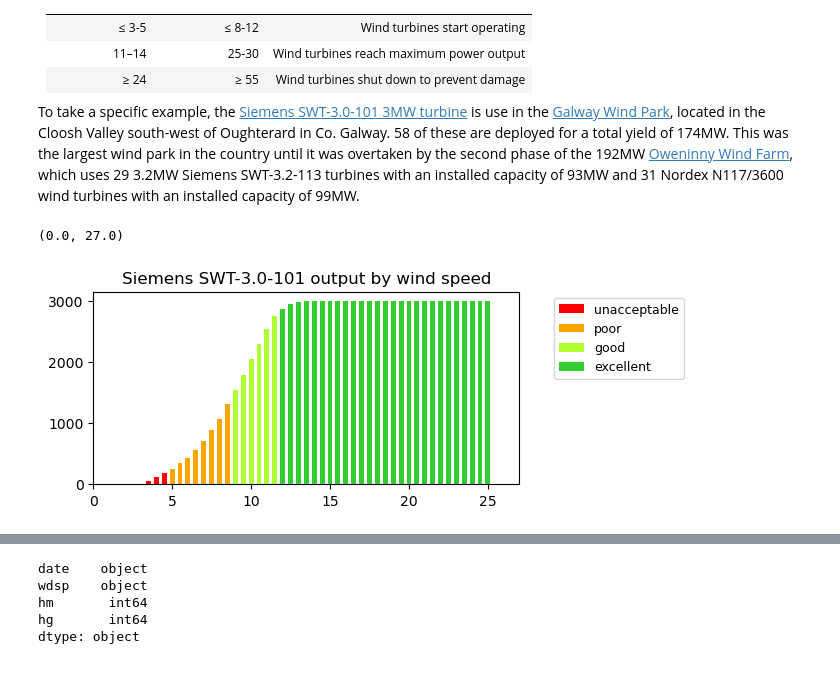
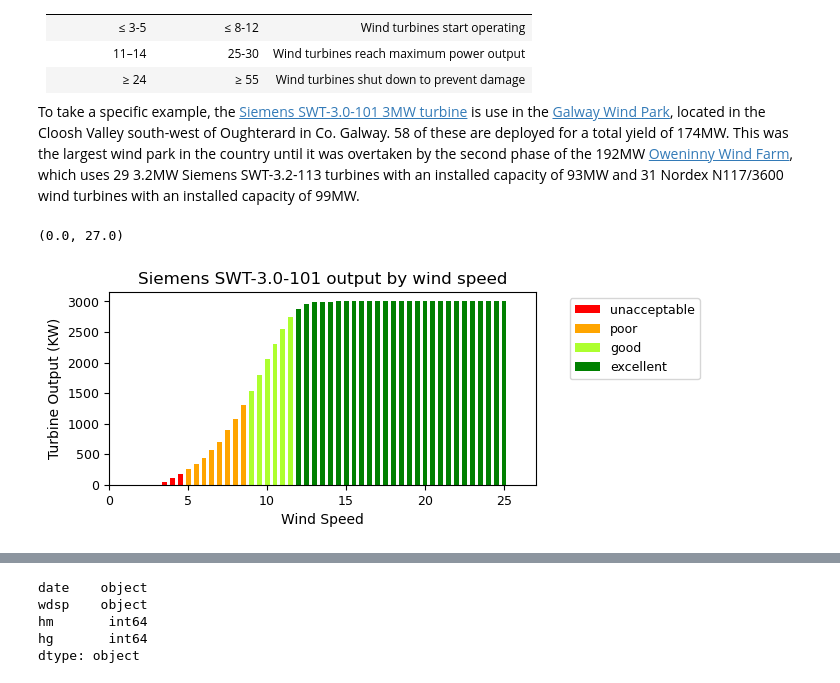
Before and after one commit to dvdgeroconnell/PFDA-project, a Jupyter notebook: windspeed.ipynb, the cells around one changed output, grey strips where cells are left out. Cells and saved outputs as stored; diff of their text form; code cells hidden in the pictures.

```diff
--- a/windspeed.ipynb
+++ b/windspeed.ipynb
@@ -46,20 +46,28 @@ import seaborn as sns
 # %%
 # Read in and plot the power output vs wind speed data
 ratingp = pd.read_csv("./data/poweroutput.txt",sep=",", header=None, names=["windspeed", "power"])
 fig, axes = plt.subplots(nrows=1, ncols=1, figsize=(5.5,2.5))
+plt.xticks(fontsize=9)
+plt.yticks(fontsize=9)
 output = ['unacceptable','poor','good','excellent']
-axes.bar(ratingp.windspeed[0:10], ratingp.power[0:10], color='red',width=0.31)
-axes.bar(ratingp.windspeed[10:18], ratingp.power[10:18], color='orange',width=0.31)
-axes.bar(ratingp.windspeed[18:24], ratingp.power[18:24], color='greenyellow',width=0.31)
-axes.bar(ratingp.windspeed[24:52], ratingp.power[24:52], color='limegreen',width=0.31)
-axes.bar(ratingp.windspeed[52:54], ratingp.power[52:54], color='red',width=0.31)
+colours = ['red', 'orange', 'greenyellow', 'green']
+#colourmap = {'unacceptable':colours[0], 'poor':colours[1], 'good':colours[2], 'excellent':colours[3]}
+colourmap = {'unacceptable':'red', 'poor':'orange', 'good':'greenyellow', 'excellent':'green'}
+
+axes.bar(ratingp.windspeed[0:10], ratingp.power[0:10], color=colours[0],width=0.31)
+axes.bar(ratingp.windspeed[10:18], ratingp.power[10:18], color=colours[1],width=0.31)
+axes.bar(ratingp.windspeed[18:24], ratingp.power[18:24], color=colours[2],width=0.31)
+axes.bar(ratingp.windspeed[24:52], ratingp.power[24:52], color=colours[3],width=0.31)
+axes.bar(ratingp.windspeed[52:54], ratingp.power[52:54], color=colours[0],width=0.31)
 axes.set_title('Siemens SWT-3.0-101 output by wind speed', fontsize=12)
+axes.set_xlabel('Wind Speed', fontsize=10)
+axes.set_ylabel('Turbine Output (KW)', fontsize=10)
 axes.xaxis.set_major_locator(plt.MaxNLocator(6))
 plt.legend(bbox_to_anchor=(1.4, 1), loc='upper right',labels=output, fontsize=9)
 plt.xlim([0, max(ratingp.windspeed)+1.0])
 # %% [output]
 (0.0, 27.0)
-[figure, old version]
+[figure, new version]
 # %% [markdown]
 ## Analysis - Weather Data
 While there are 31 weather stations in Galwy making daily weather available for [download](https://www.met.ie/climate/available-data/historical-data), most focus on precipitation and only 2 provide wind speed - Athenry and Mace Head. The study will focus on data from Athenry weather station.
```
Also changed, not shown: parts of 18 cells of this notebook.
